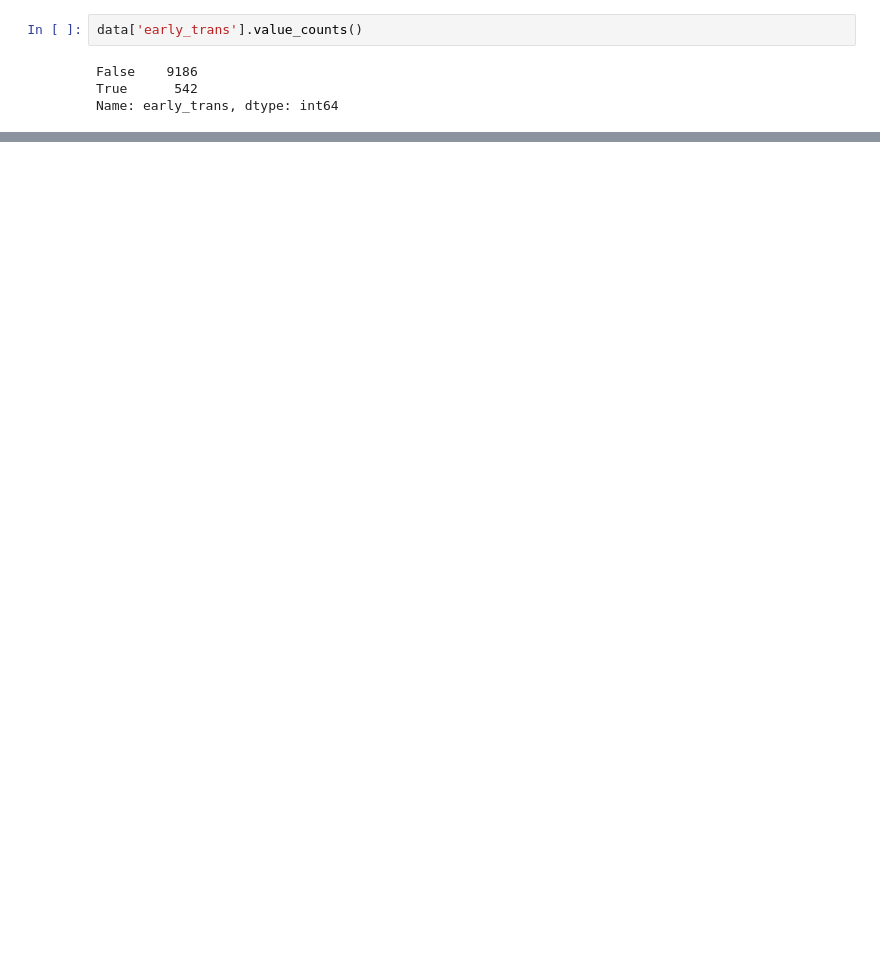
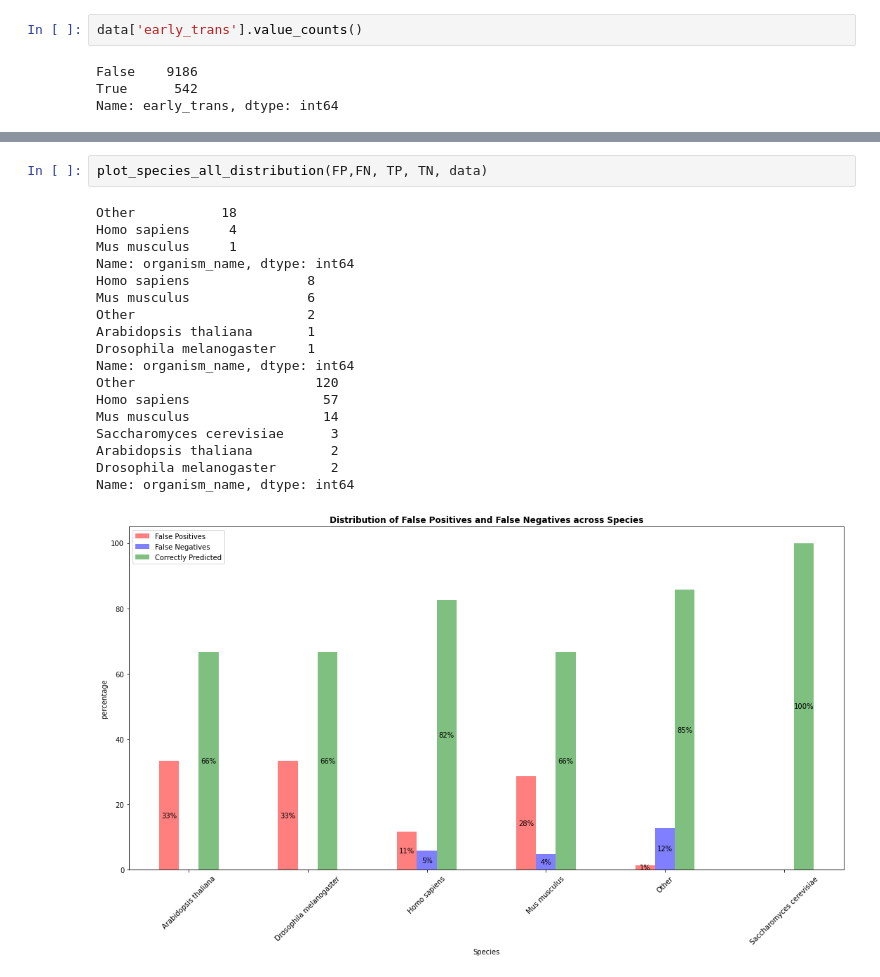
Before and after one commit to alirammal-ux/Signal_Peptide_Predictor, a Jupyter notebook: Error_Analysis/analysis_pred.ipynb, the cells around one changed output, grey strips where cells are left out. Drawn from its saved outputs; the diff is of its cells as text; blank space fills up the shorter version.

```diff
--- a/Error_Analysis/analysis_pred.ipynb
+++ b/Error_Analysis/analysis_pred.ipynb
@@ -167,0 +410,21 @@ Helix_presence(FP,data)
+# %%
+plot_species_all_distribution(FP,FN, TP, TN, data)
+# %% [output]
+Other           18
+Homo sapiens     4
+Mus musculus     1
+Name: organism_name, dtype: int64
+Homo sapiens               8
+Mus musculus               6
+Other                      2
+Arabidopsis thaliana       1
+Drosophila melanogaster    1
+Name: organism_name, dtype: int64
+Other                       120
+Homo sapiens                 57
+Mus musculus                 14
+Saccharomyces cerevisiae      3
+Arabidopsis thaliana          2
+Drosophila melanogaster       2
+Name: organism_name, dtype: int64
+[figure, added]
```
Also changed, not shown: parts of 35 cells of this notebook, 33 other files.
